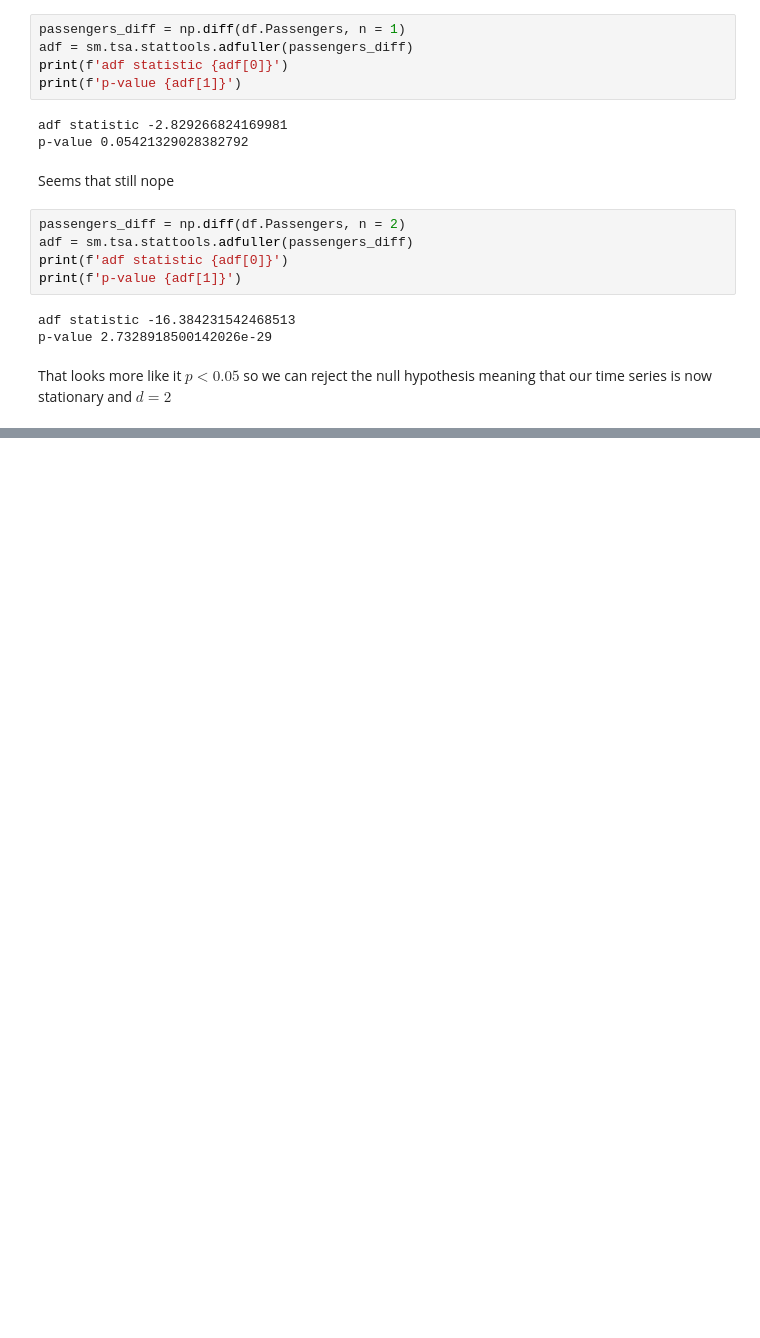
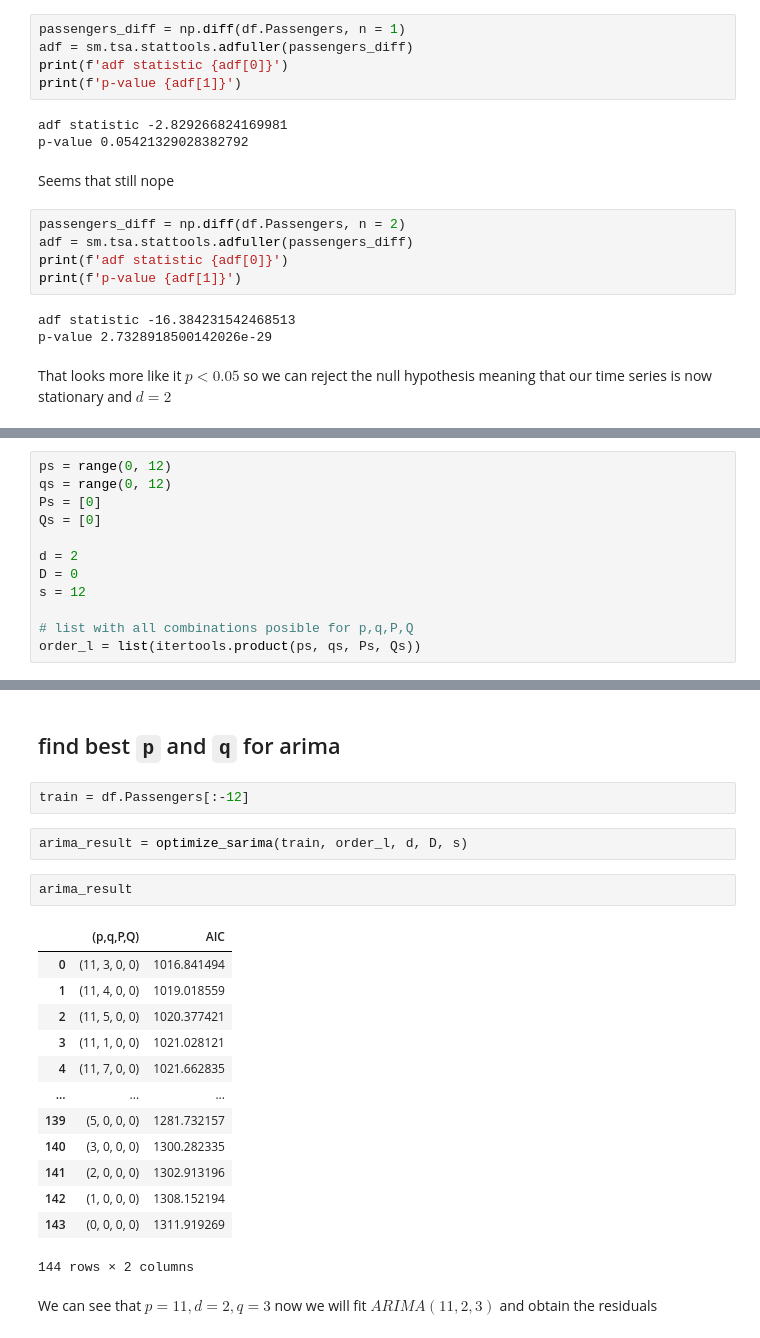
Before and after one commit to bsantanad/time-series, a Jupyter notebook: ch8_seasonal_arima/seasonal_arima.ipynb, the cells around one changed output, grey strips where cells are left out. Saved outputs shown, nothing was run; the diff lists cells and outputs as text; blank space fills up the shorter version.

```diff
--- a/ch8_seasonal_arima/seasonal_arima.ipynb
+++ b/ch8_seasonal_arima/seasonal_arima.ipynb
@@ -138,0 +147,12 @@ That looks more like it $p < 0.05$ so we can reject the null hypothesis meaning
+# %%
+ps = range(0, 12)
+qs = range(0, 12)
+Ps = [0]
+Qs = [0]
+
+d = 2
+D = 0
+s = 12
+
+# list with all combinations posible for p,q,P,Q
+order_l = list(itertools.product(ps, qs, Ps, Qs))
@@ -138,0 +205,24 @@ That looks more like it $p < 0.05$ so we can reject the null hypothesis meaning
+# %% [markdown]
+## find best `p` and `q` for arima
+# %%
+train = df.Passengers[:-12]
+# %%
+arima_result = optimize_sarima(train, order_l, d, D, s)
+# %%
+arima_result
+# %% [output]
+|  | (p,q,P,Q) | AIC |
+| 0 | (11, 3, 0, 0) | 1016.841494 |
+| 1 | (11, 4, 0, 0) | 1019.018559 |
+| 2 | (11, 5, 0, 0) | 1020.377421 |
+| 3 | (11, 1, 0, 0) | 1021.028121 |
+| 4 | (11, 7, 0, 0) | 1021.662835 |
+| ... | ... | ... |
+| 139 | (5, 0, 0, 0) | 1281.732157 |
+| 140 | (3, 0, 0, 0) | 1300.282335 |
+| 141 | (2, 0, 0, 0) | 1302.913196 |
+| 142 | (1, 0, 0, 0) | 1308.152194 |
+| 143 | (0, 0, 0, 0) | 1311.919269 |
+144 rows × 2 columns
+# %% [markdown]
+We can see that $p=11, d=2, q=3$ now we will fit $ARIMA(11,2,3)$ and obtain the residuals
```
Also changed, not shown: parts of 41 cells of this notebook.
